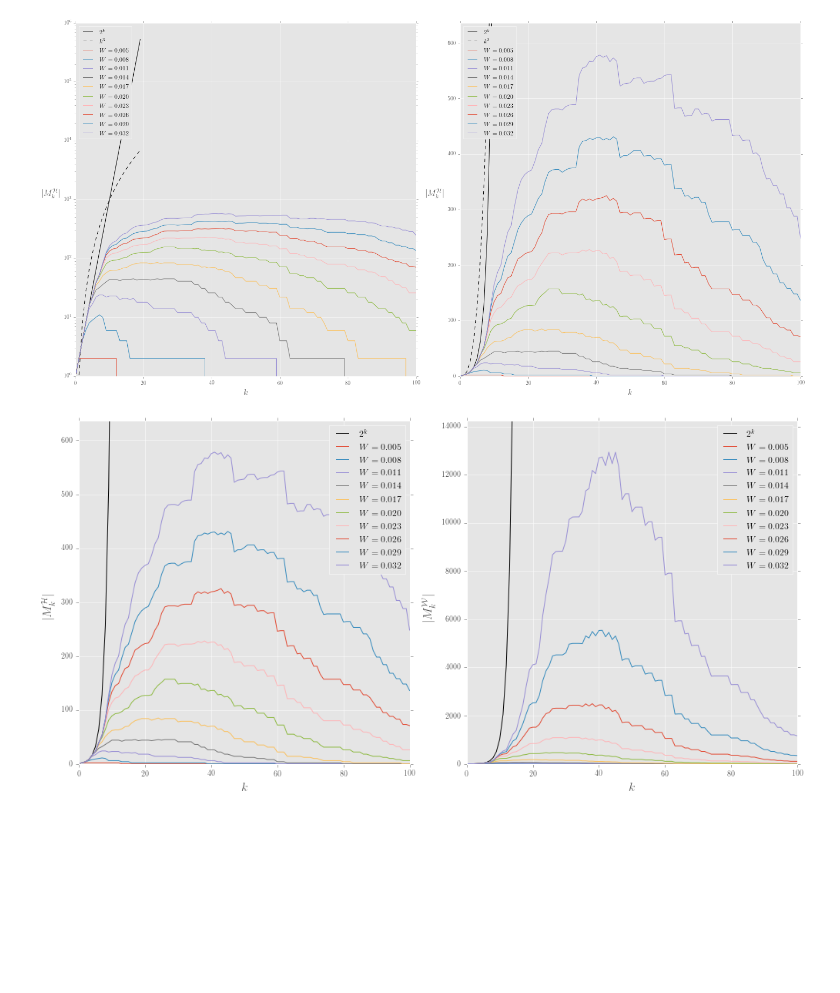
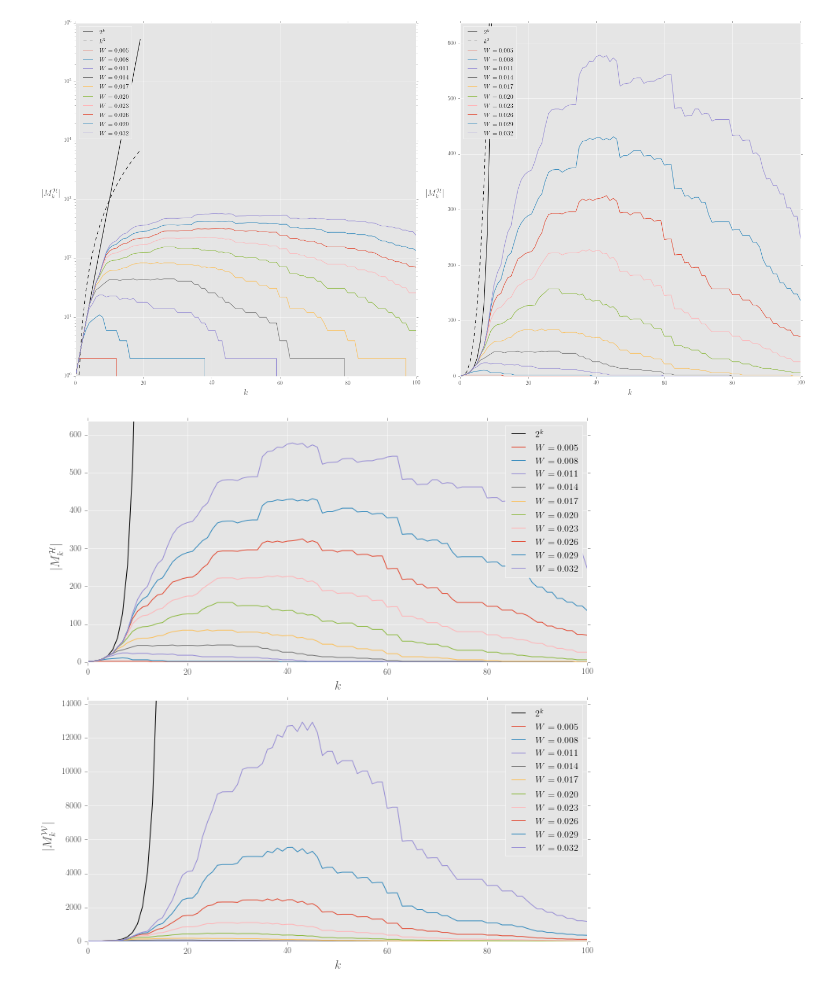
Before and after one commit to nareto/BPV, a Jupyter notebook: plot2-lenvisitlist.ipynb, the cells around one changed output. Saved outputs shown, nothing was run; the diff lists cells and outputs as text; code cells hidden in the pictures; blank space fills up the shorter version.

Commit message:
better plot5

```diff
--- a/plot2-lenvisitlist.ipynb
+++ b/plot2-lenvisitlist.ipynb
@@ -161,49 +161,49 @@ plt.show()
 #fig.subplots_adjust(hspace=0.1, wspace=0.05)
 matplotlib.style.use('ggplot')
 
-fig = plt.figure(figsize=(14,7))
+fig = plt.figure(figsize=(10,10))
 ax = plt.gca()
-_dpi = 250
+_dpi = 350
 fig.dpi = _dpi
 label_size = 16
 plt.rc('text', usetex=True)
 plt.rc('font', family='serif')
 trange = np.arange(0,20,1,'int')
 
-plt.subplot(1, 2, 1)
+plt.subplot(2, 1, 1)
 maxlen=0
 for col in visitlistH.columns:
     maxlen = max(maxlen, max(visitlistH[col]))
 plt.ylim((0,maxlen*1.1))
 plt.yscale('linear')
 plt.plot(trange,2**trange,'k',label='$2^k$')
 #plt.plot(trange,trange**3,'k--',label='$k^3$')
 for col in visitlistH.columns:
     #ax.set_yscale('log')
     plt.plot(visitlistH[col], label='$'+col+'$')
     plt.legend(loc=1)
 plt.xlabel(r'$k$',fontsize=label_size)
 plt.ylabel(r'$|M_k^{\mathcal{H}}|$',rotation='vertical', fontsize=label_size, horizontalalignment='right')
 
-plt.subplot(1, 2, 2)
+plt.subplot(2, 1, 2)
 maxlen=0
 for col in visitlistW.columns:
     maxlen = max(maxlen, max(visitlistW[col]))
 plt.ylim((0,maxlen*1.1))
 plt.yscale('linear')
 plt.plot(trange,2**trange,'k',label='$2^k$')
 #plt.plot(trange,trange**3,'k--',label='$k^3$')
 for col in visitlistW.columns:
     #ax.set_yscale('log')
     plt.plot(visitlistW[col], label='$'+col+'$')
     plt.legend(loc=1)
 plt.xlabel(r'$k$',fontsize=label_size)
 plt.ylabel(r'$|M_k^{\mathcal{W}}|$',rotation='vertical', fontsize=label_size, horizontalalignment='right')
 
 plt.tight_layout()
 plt.savefig("/home/renato/tesi/testogit/img/bpv-lenvisitlist.png",dpi=_dpi,bbox_inches='tight')
 plt.show()
 # %% [output]
-[figure, old version]
+[figure, new version]
 # %%
 plt.savefig?
```
Also changed, not shown: 1 other file.
